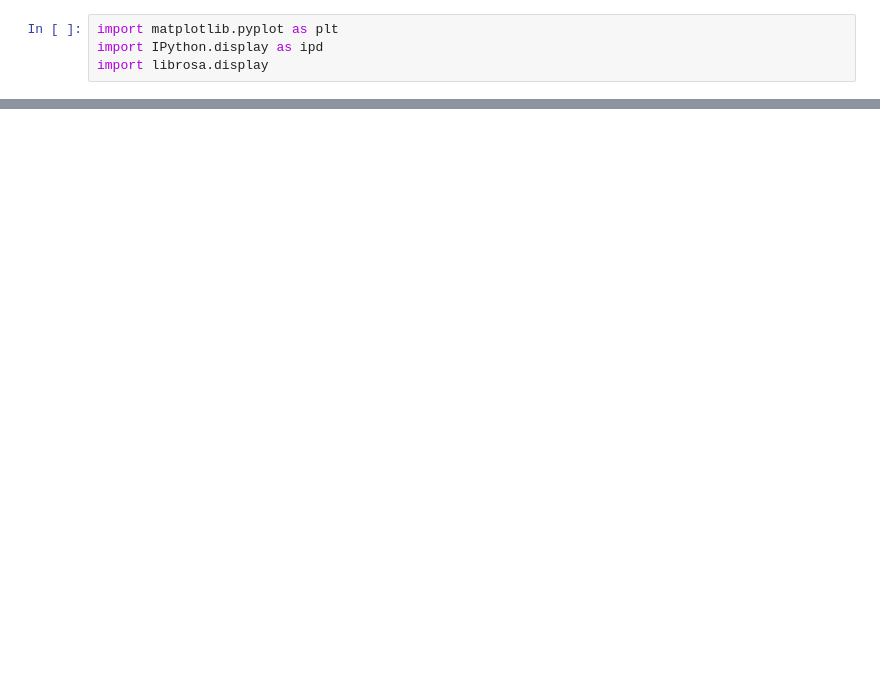
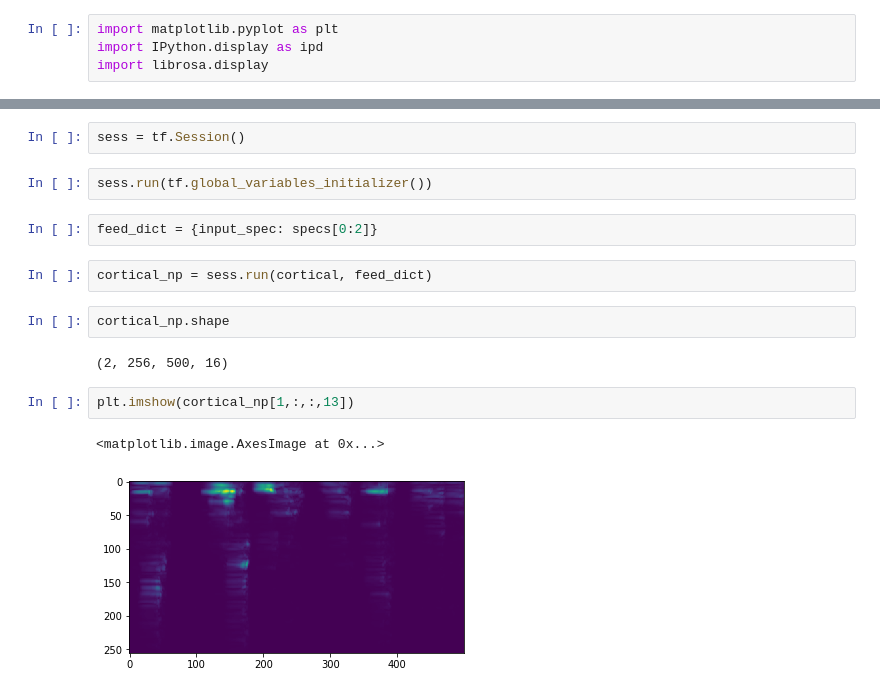
Before and after one commit to ilyakava/py3fst, a Jupyter notebook: cortical.ipynb, the cells around one changed output, grey strips where cells are left out. Drawn from its saved outputs; the diff is of its cells as text; blank space fills up the shorter version.

```diff
--- a/cortical.ipynb
+++ b/cortical.ipynb
@@ -51,0 +185,17 @@ plt.imshow(img)
+# %%
+sess = tf.Session()
+# %%
+sess.run(tf.global_variables_initializer())
+# %%
+feed_dict = {input_spec: specs[0:2]}
+# %%
+cortical_np = sess.run(cortical, feed_dict)
+# %%
+cortical_np.shape
+# %% [output]
+(2, 256, 500, 16)
+# %%
+plt.imshow(cortical_np[1,:,:,13])
+# %% [output]
+<matplotlib.image.AxesImage at 0x...>
+[figure, added]
```
Also changed, not shown: parts of 26 cells of this notebook, 4 other files.
